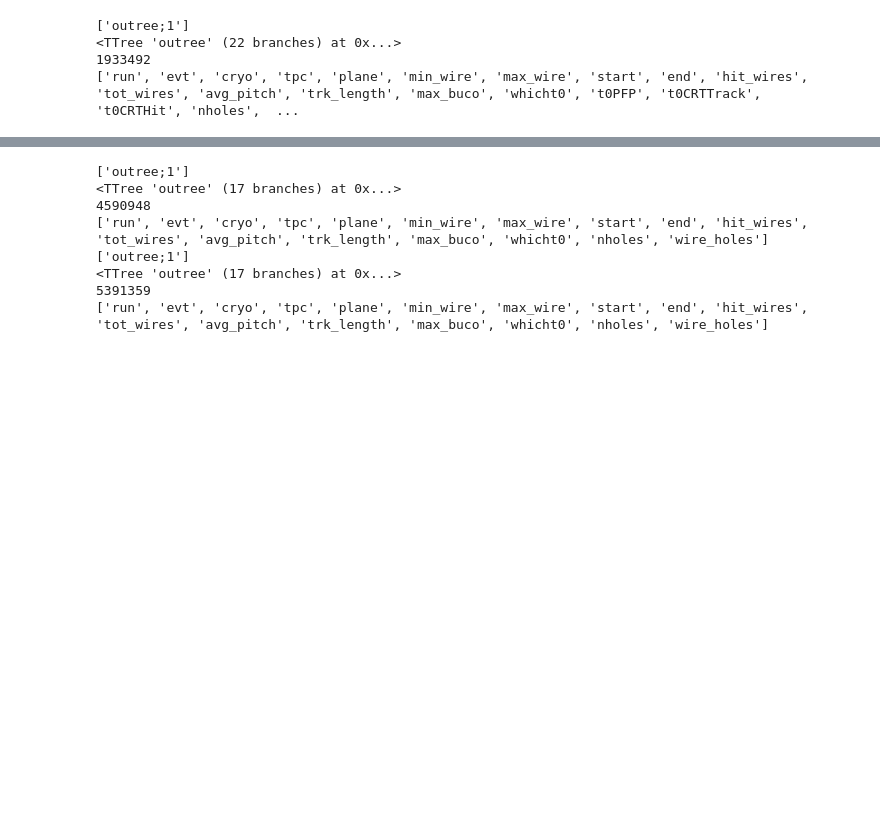
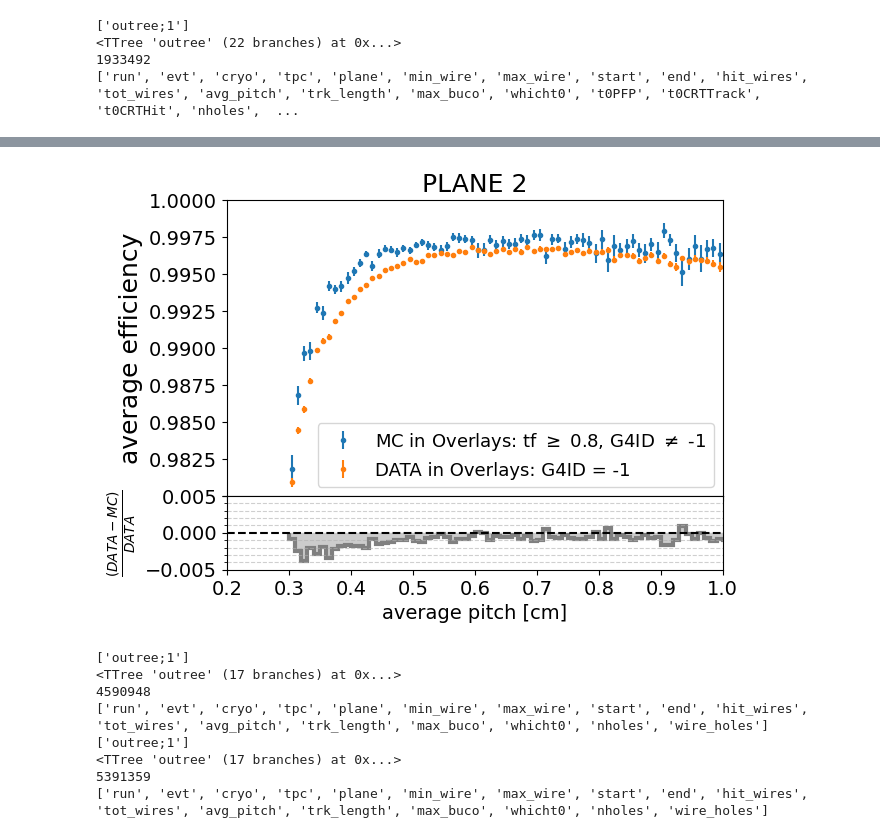
Before and after one commit to NicolaSommaggio/NicolaICARUS, a Jupyter notebook: systematics/ReadEffTree.ipynb, the cells around one changed output, grey strips where cells are left out. Drawn from its saved outputs; the diff is of its cells as text; code cells hidden in the pictures; blank space fills up the shorter version.

```diff
--- a/systematics/ReadEffTree.ipynb
+++ b/systematics/ReadEffTree.ipynb
@@ -103,5 +112,6 @@ plt.savefig(f"plane{PLANE}_truth_fraction_test.pdf", format = 'pdf', bbox_inches
 # %%
-data_mc_ratio = [data / mc for data,mc in zip(mean_y_DATA_all,mean_y_MC)]
+#data_mc_ratio = [data / mc for data,mc in zip(mean_y_DATA_all,mean_y_MC)]
+data_mc_ratio = [(data - mc)/data for data,mc in zip(mean_y_DATA_all,mean_y_MC)]
 
 fig = plt.figure()
 
@@ -118,7 +128,7 @@ ax = plt.gca()
 labels = ax.get_yticklabels()
 labels[0].set_visible(False)
 plt.title("PLANE {}".format(PLANE), fontsize = 18)
-plt.legend(loc = 'best', fontsize = 13)
+plt.legend(loc = 'lower right', fontsize = 13)
 plt.xlim(0.2,1.)
 plt.ylim(0.98,1.)
 
@@ -128,37 +138,53 @@ plt.gca().tick_params(labelbottom=False)
 plt.subplot(gs[1])
 
 dx = x_centers_MC[1] - x_centers_MC[0]
 
 edges = np.concatenate([
     [x_centers_MC[0] - dx/2],
     x_centers_MC[:-1] + dx/2,
     [x_centers_MC[-1] + dx/2]
 ])
 
 plt.stairs(data_mc_ratio,edges,fill=False,lw=3,color='gray')
 
+#plt.fill_between(
+#edges[:-1],
+#1,
+#data_mc_ratio,
+#step='post',
+#alpha=0.4,
+#color='gray',
+#lw=0
+#)
+
 plt.fill_between(
 edges[:-1],
-1,
+0,
 data_mc_ratio,
 step='post',
 alpha=0.4,
 color='gray',
 lw=0
 )
 
 plt.xticks(fontsize=14)
 plt.yticks(fontsize=14)
 
 plt.xlim(0.2,1.)
-plt.ylim(0.995, 1.005)
+plt.ylim(-0.005, 0.005)
 
-plt.axhline(1.0, color='black', linestyle='--')
+plt.gca().yaxis.set_minor_locator(AutoMinorLocator(5))
+plt.grid(axis='y', which='minor', linestyle='--', alpha=0.6)
+
+#plt.axhline(1., color='black', linestyle='--')
+plt.axhline(0., color='black', linestyle='--')
 
 plt.xlabel('average pitch [cm]', fontsize=14)
-plt.ylabel('DATA/MC', fontsize=14)
+plt.ylabel(r'$\frac{(DATA - MC)}{DATA}$', fontsize=14)
 
 plt.savefig(f"plane{PLANE}_hit_efficiency_ratio.pdf", format ='pdf', bbox_inches = "tight")
+# %% [output]
+[figure, added]
 # %%
 filename_MC_1d = "tree_outfile_MC_1D.root"
 filename_DATA_1d = "tree_outfile_DATA_1D_6000.root"
```
Also changed, not shown: parts of 6 cells of this notebook, 16 other files.
